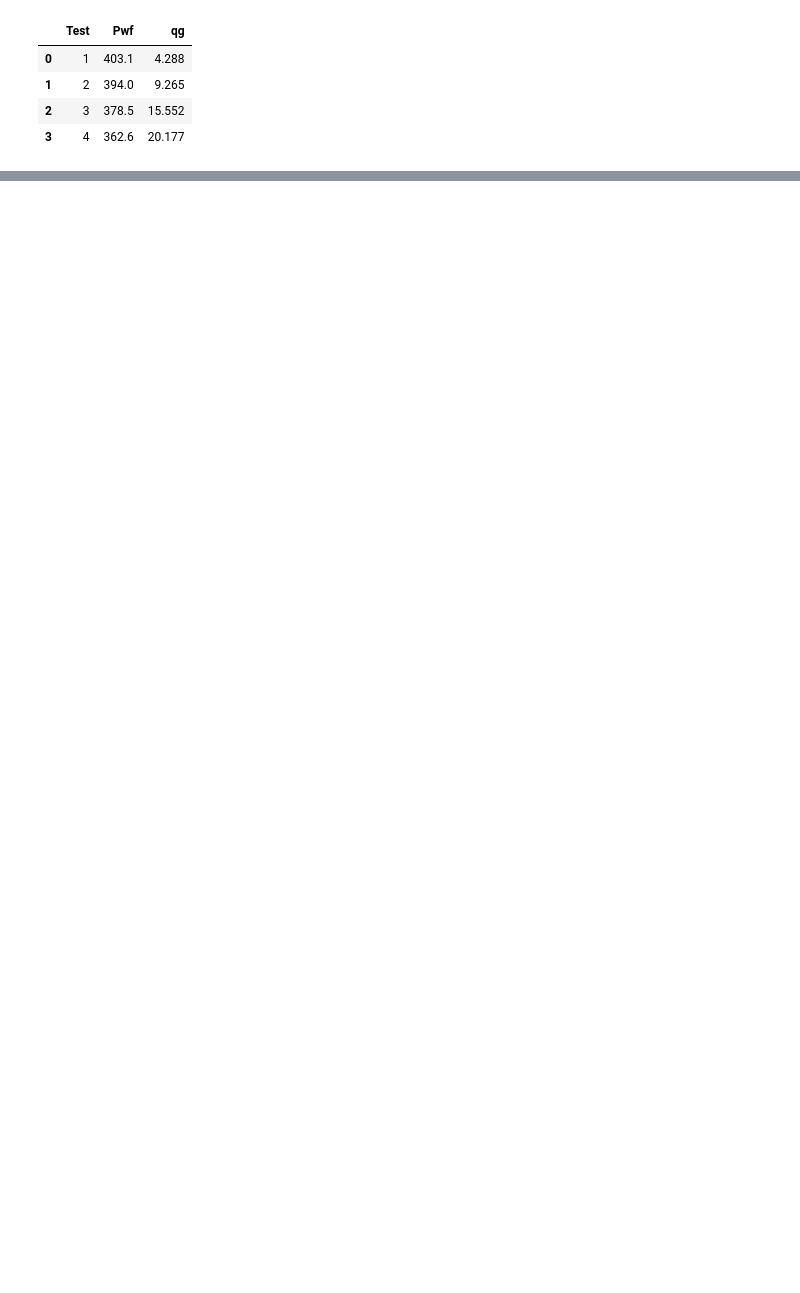
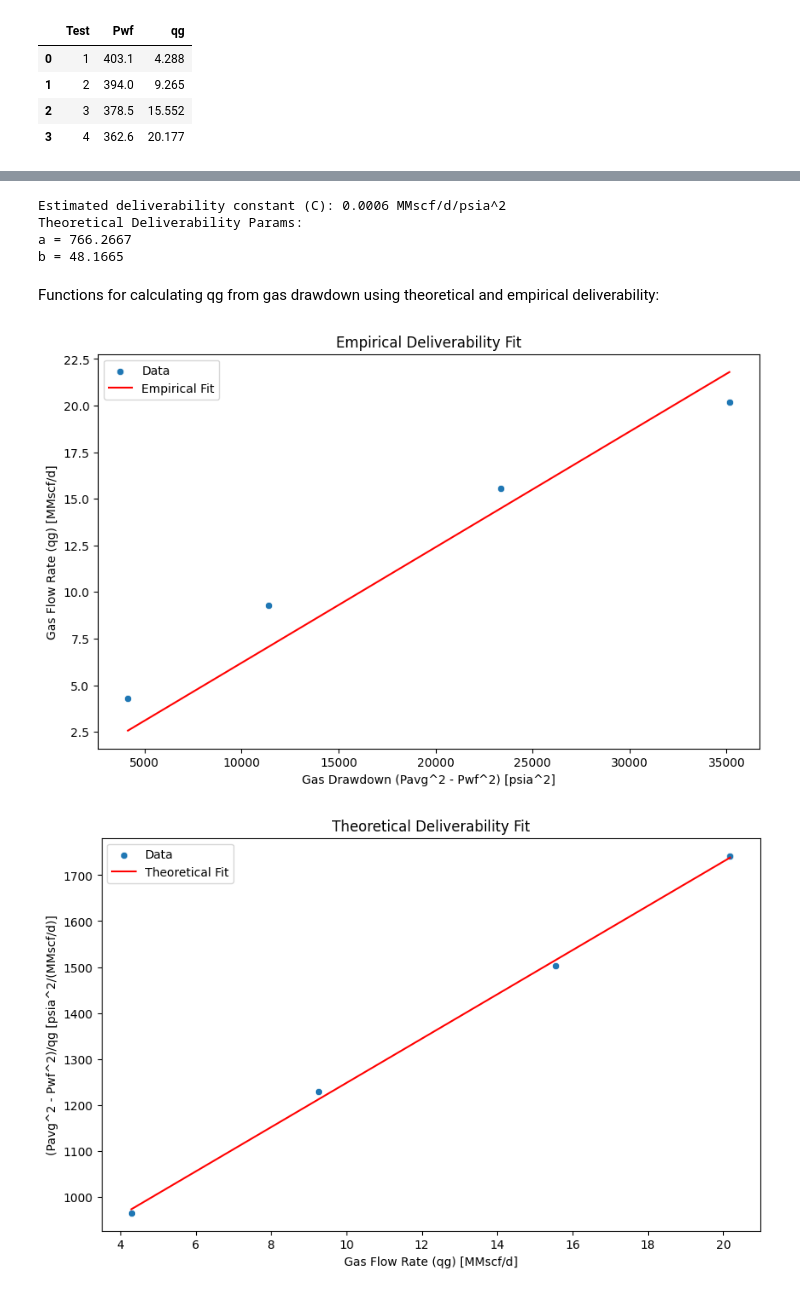
Before and after one commit to oudanny/well_testing, a Jupyter notebook: HW6_GasWellTesting.ipynb, the cells around one changed output, grey strips where cells are left out. Drawn from its saved outputs; the diff is of its cells as text; code cells hidden in the pictures; blank space fills up the shorter version.

```diff
--- a/HW6_GasWellTesting.ipynb
+++ b/HW6_GasWellTesting.ipynb
@@ -127,0 +48,27 @@ Absolute Open Flow (AOF) from Theoretical: 3243.5962 MMscf/d
+# %%
+gas_drawdown = Pavg**2 - Pwf**2
+
+def empirical_deliverability(drawdown, C):
+    return C * drawdown
+
+C_opt, _ = scipy.optimize.curve_fit(empirical_deliverability, gas_drawdown, qg)
+C = C_opt[0]
+print(f"Estimated deliverability constant (C): {C:.4f} MMscf/d/psia^2")
+
+
+gas_drawdown_over_qg = (Pavg**2 - Pwf**2)/qg
+
+def theoretical_deliverability(gas_drawdown_over_qg, a, b):
+    return b * gas_drawdown_over_qg + a
+
+b, a = np.polyfit(qg, gas_drawdown_over_qg, 1)
+print("Theoretical Deliverability Params:")
+print(f"a = {a:.4f}")
+print(f"b = {b:.4f}")
+# %% [output]
+Estimated deliverability constant (C): 0.0006 MMscf/d/psia^2
+Theoretical Deliverability Params:
+a = 766.2667
+b = 48.1665
+# %% [markdown]
+ Functions for calculating qg from gas drawdown using theoretical and empirical deliverability:
@@ -127,0 +130,26 @@ Absolute Open Flow (AOF) from Theoretical: 3243.5962 MMscf/d
+# %%
+# Plot fit results
+plt.figure(figsize=(10, 6))
+sns.scatterplot(x=gas_drawdown, y=qg, label='Data')
+x_fit = np.linspace(min(gas_drawdown), max(gas_drawdown), 100)
+y_fit_empirical = empirical_deliverability(x_fit, C)
+plt.plot(x_fit, y_fit_empirical, color='red', label='Empirical Fit')
+plt.xlabel('Gas Drawdown (Pavg^2 - Pwf^2) [psia^2]')
+plt.ylabel('Gas Flow Rate (qg) [MMscf/d]')
+plt.title('Empirical Deliverability Fit')
+plt.legend()
+plt.show()
+
+fig, ax = plt.subplots(figsize=(10, 6))
+sns.scatterplot(x=qg, y=gas_drawdown_over_qg, label='Data', ax=ax)
+x_fit = np.linspace(min(qg), max(qg), 100)
+y_fit_theoretical = theoretical_deliverability(x_fit, a, b)
+ax.plot(x_fit, y_fit_theoretical, color='red', label='Theoretical Fit')
+ax.set_xlabel('Gas Flow Rate (qg) [MMscf/d]')
+ax.set_ylabel('(Pavg^2 - Pwf^2)/qg [psia^2/(MMscf/d)]')
+ax.set_title('Theoretical Deliverability Fit')
+ax.legend()
+plt.show()
+# %% [output]
+[figure, added]
+[figure, added]
```
Also changed, not shown: parts of 12 cells of this notebook.
